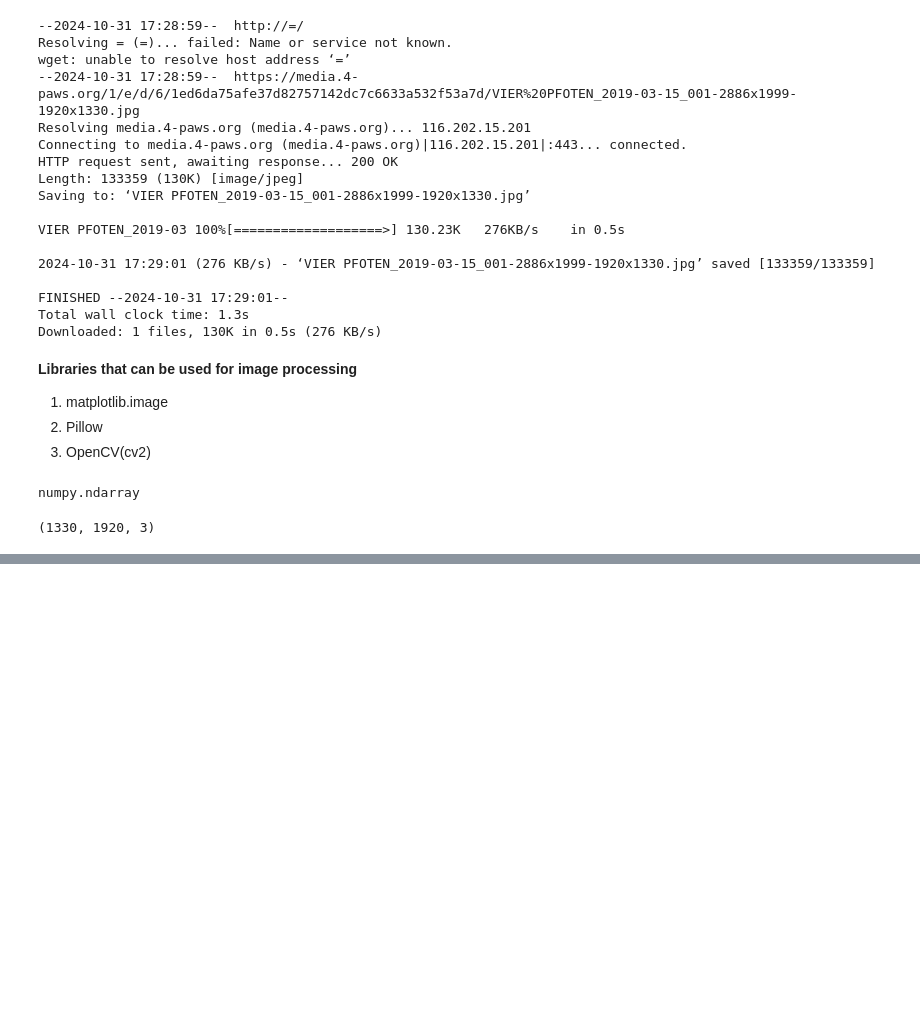
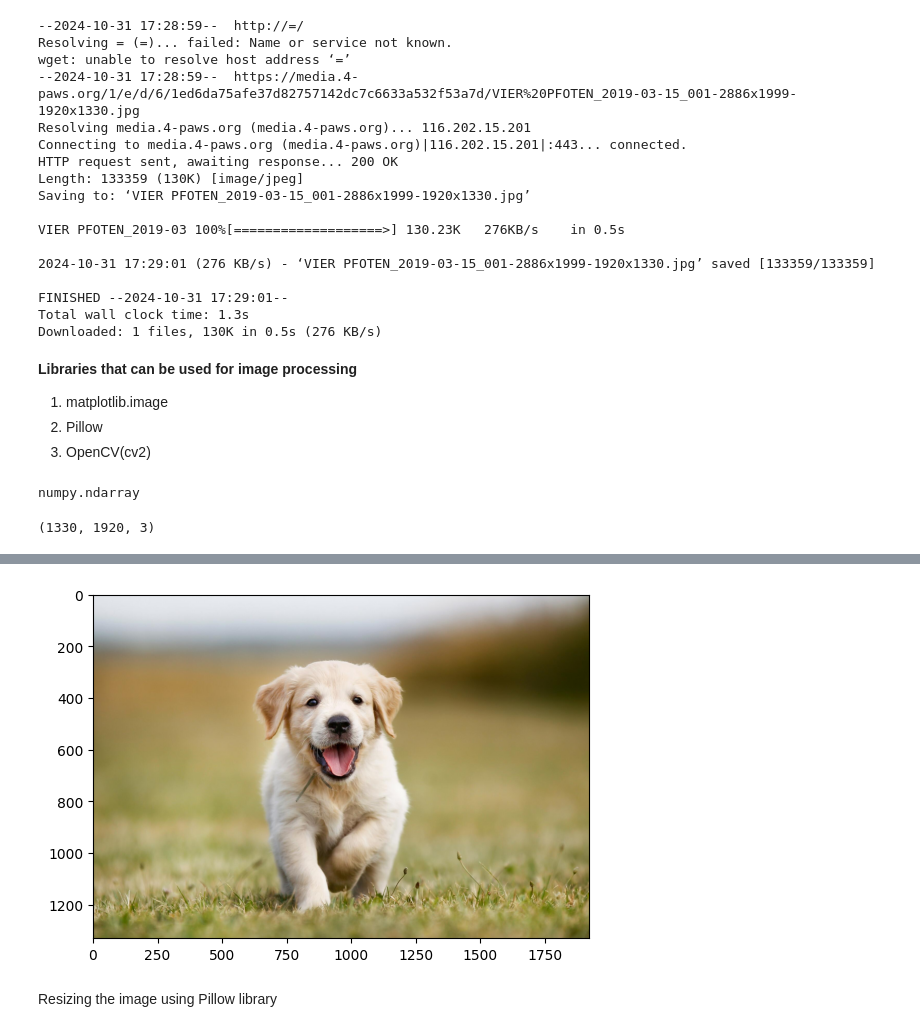
Before and after one commit to dharak22/Machine_Learning, a Jupyter notebook: Image_processing.ipynb, the cells around one changed output, grey strips where cells are left out. Drawn from its saved outputs; the diff is of its cells as text; code cells hidden in the pictures; blank space fills up the shorter version.

```diff
--- a/Image_processing.ipynb
+++ b/Image_processing.ipynb
@@ -45,0 +66,8 @@ print(img.shape)
+# %%
+#displaying an image from numpy array
+img_plot = plt.imshow(img)
+plt.show()
+# %% [output]
+[figure, added]
+# %% [markdown]
+Resizing the image using Pillow library
```
Also changed, not shown: parts of 5 cells of this notebook.
